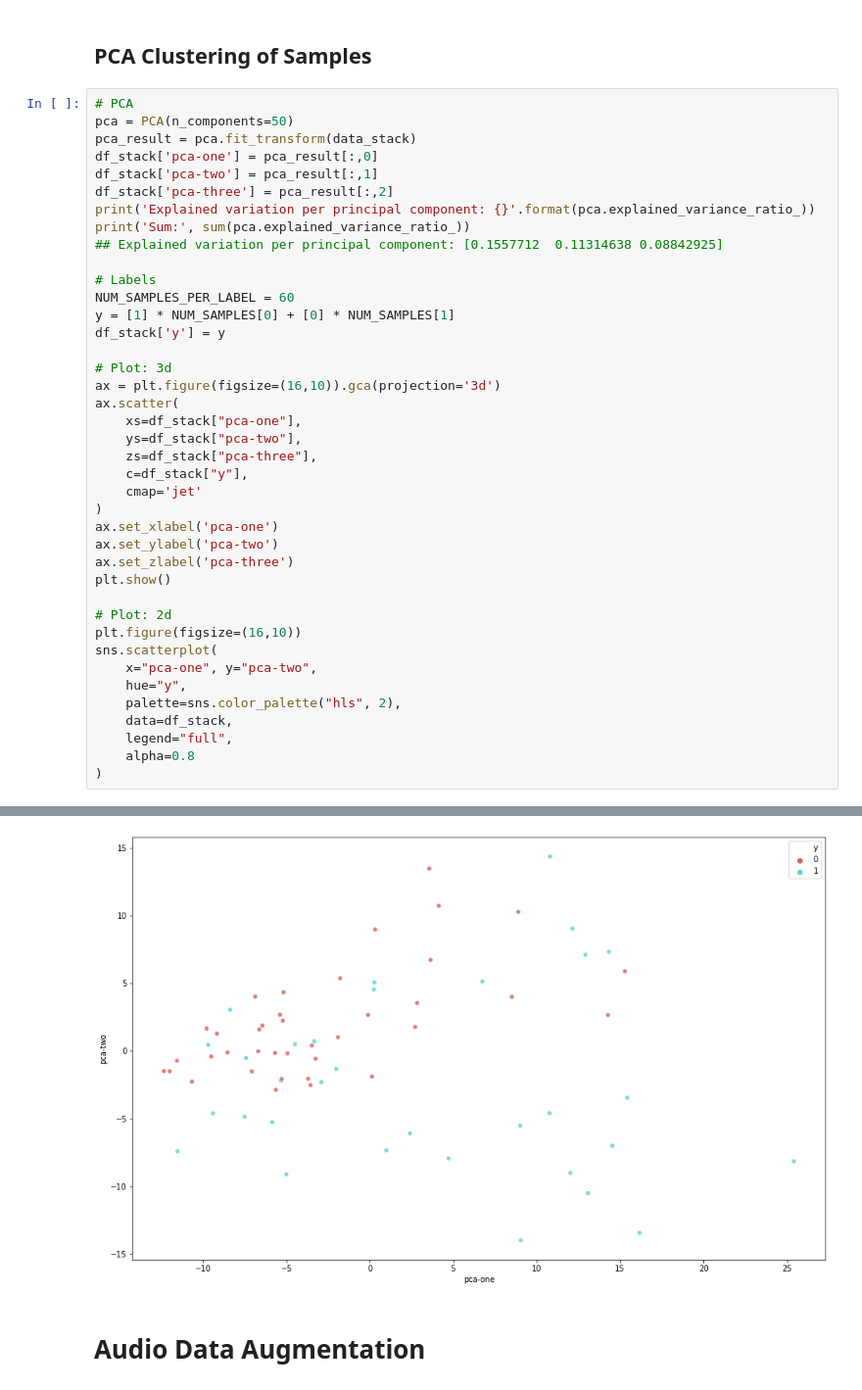
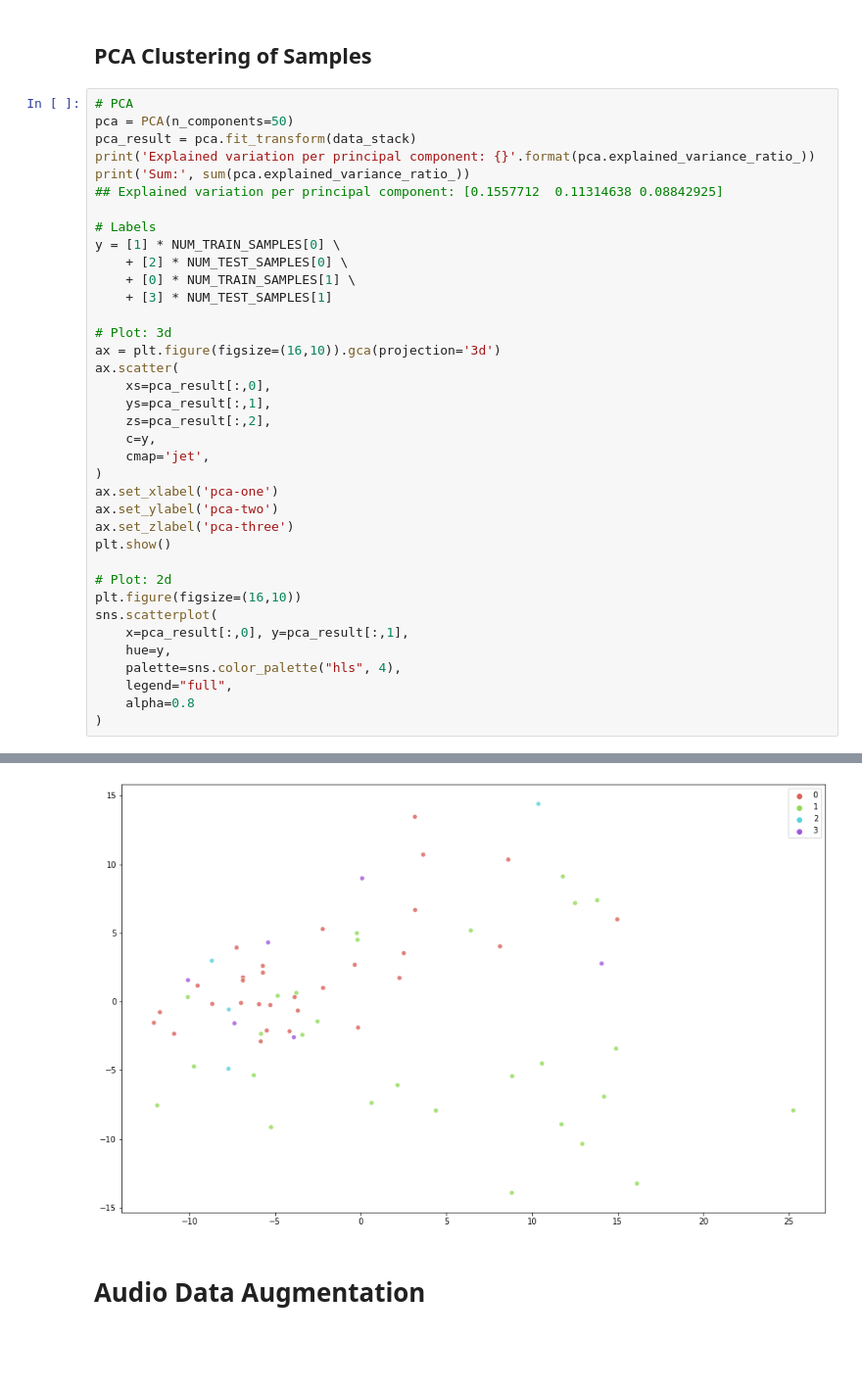
Before and after one commit to d-bi/software-control, a Jupyter notebook: playground.ipynb, the cells around one changed output, grey strips where cells are left out. Shown at 98% size. Cells and saved outputs as stored; diff of their text form; blank space fills up the shorter version.

```diff
--- a/playground.ipynb
+++ b/playground.ipynb
@@ -322,26 +327,24 @@ for niter in range(250, 1500, 250):
 # PCA
 pca = PCA(n_components=50)
 pca_result = pca.fit_transform(data_stack)
-df_stack['pca-one'] = pca_result[:,0]
-df_stack['pca-two'] = pca_result[:,1]
-df_stack['pca-three'] = pca_result[:,2]
 print('Explained variation per principal component: {}'.format(pca.explained_variance_ratio_))
 print('Sum:', sum(pca.explained_variance_ratio_))
 ## Explained variation per principal component: [0.1557712  0.11314638 0.08842925]
 
 # Labels
-NUM_SAMPLES_PER_LABEL = 60
-y = [1] * NUM_SAMPLES[0] + [0] * NUM_SAMPLES[1]
-df_stack['y'] = y
+y = [1] * NUM_TRAIN_SAMPLES[0] \
+    + [2] * NUM_TEST_SAMPLES[0] \
+    + [0] * NUM_TRAIN_SAMPLES[1] \
+    + [3] * NUM_TEST_SAMPLES[1]
 
 # Plot: 3d
 ax = plt.figure(figsize=(16,10)).gca(projection='3d')
 ax.scatter(
-    xs=df_stack["pca-one"],
-    ys=df_stack["pca-two"],
-    zs=df_stack["pca-three"],
-    c=df_stack["y"],
-    cmap='jet'
+    xs=pca_result[:,0],
+    ys=pca_result[:,1],
+    zs=pca_result[:,2],
+    c=y,
+    cmap='jet',
 )
 ax.set_xlabel('pca-one')
 ax.set_ylabel('pca-two')
@@ -351,10 +354,9 @@ plt.show()
 # Plot: 2d
 plt.figure(figsize=(16,10))
 sns.scatterplot(
-    x="pca-one", y="pca-two",
-    hue="y",
-    palette=sns.color_palette("hls", 2),
-    data=df_stack,
+    x=pca_result[:,0], y=pca_result[:,1],
+    hue=y,
+    palette=sns.color_palette("hls", 4),
     legend="full",
     alpha=0.8
 )
@@ -377,5 +379,5 @@ Sum: 0.9997893248683336
 <matplotlib.axes._subplots.AxesSubplot at 0x...>
-[figure, old version]
+[figure, new version]
 # %% [markdown]
 # Audio Data Augmentation
 # %% [markdown]
```
Also changed, not shown: parts of 21 cells of this notebook.
